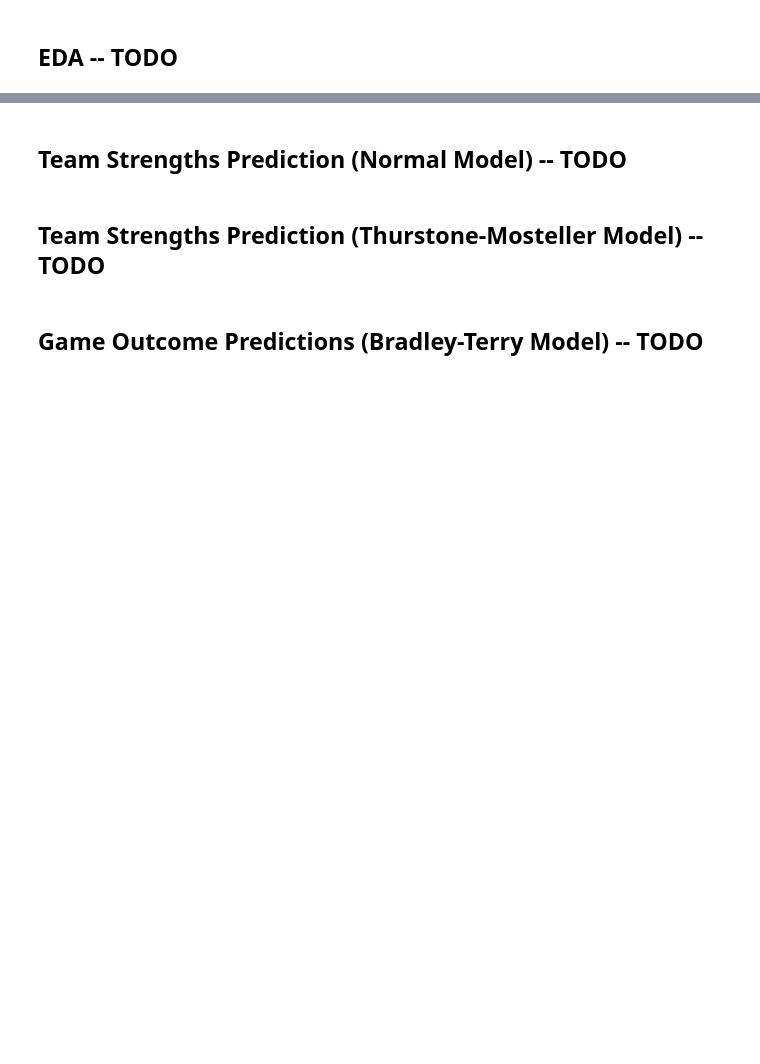
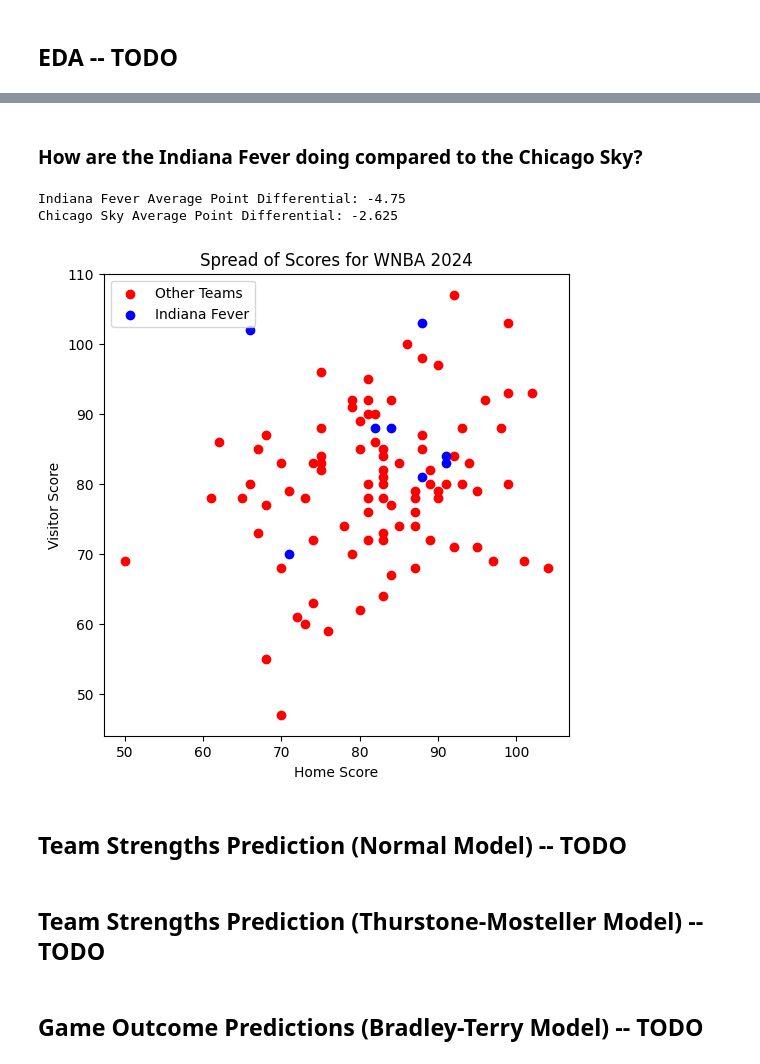
Before and after one commit to michellehewson/WNBA-2024-Predictions, a Jupyter notebook: wnba.ipynb, the cells around one changed output, grey strips where cells are left out. Cells and saved outputs as stored; diff of their text form; code cells hidden in the pictures; blank space fills up the shorter version.

```diff
--- a/wnba.ipynb
+++ b/wnba.ipynb
@@ -166,3 +152,35 @@ plt.ylabel("Visitor Score");
+# %% [markdown]
+### How are the Indiana Fever doing compared to the Chicago Sky?
+# %%
+indiana_pt_diff = current_schedule[current_schedule['HomeTeam'] == 'Indiana Fever']['PtsDiff'].mean()
+chicago_pt_diff = current_schedule[current_schedule['HomeTeam'] == 'Chicago Sky']['PtsDiff'].mean()
+
+print(f'Indiana Fever Average Point Differential: {indiana_pt_diff}')
+print(f'Chicago Sky Average Point Differential: {chicago_pt_diff}')
+# %% [output]
+Indiana Fever Average Point Differential: -4.75
+Chicago Sky Average Point Differential: -2.625
+# %%
+indiana_mask = current_schedule['HomeTeam'] == 'Indiana Fever'
+chicago_mask = current_schedule['HomeTeam'] == 'Chicago Sky'
+plt.figure(figsize=(6, 6))
+plt.scatter(current_schedule.loc[~indiana_mask, 'HomePts'],
+            current_schedule.loc[~indiana_mask, 'AwayPts'],
+            c = 'red',
+            label='Other Teams')
+
+plt.scatter(current_schedule.loc[indiana_mask, 'HomePts'],
+            current_schedule.loc[indiana_mask, 'AwayPts'],
+            c='blue',
+            label='Indiana Fever')
+
+plt.title("Spread of Scores for WNBA 2024")
+plt.xlabel("Home Score")
+plt.ylabel("Visitor Score")
+plt.legend()
+plt.show()
+# %% [output]
+[figure, added]
 # %% [markdown]
 ## Team Strengths Prediction (Normal Model) -- TODO
 # %% [markdown]
```
Also changed, not shown: parts of 7 cells of this notebook, 1 other file.
